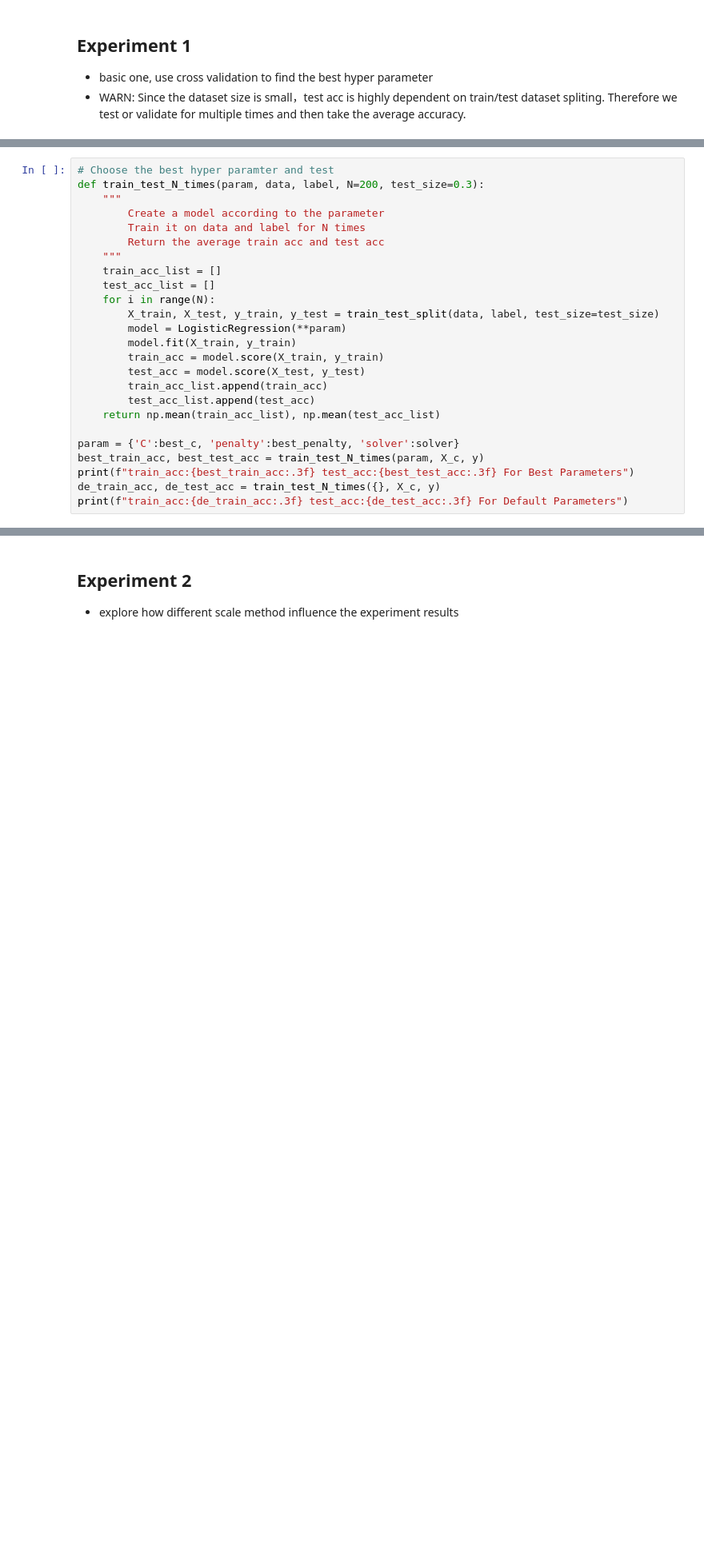
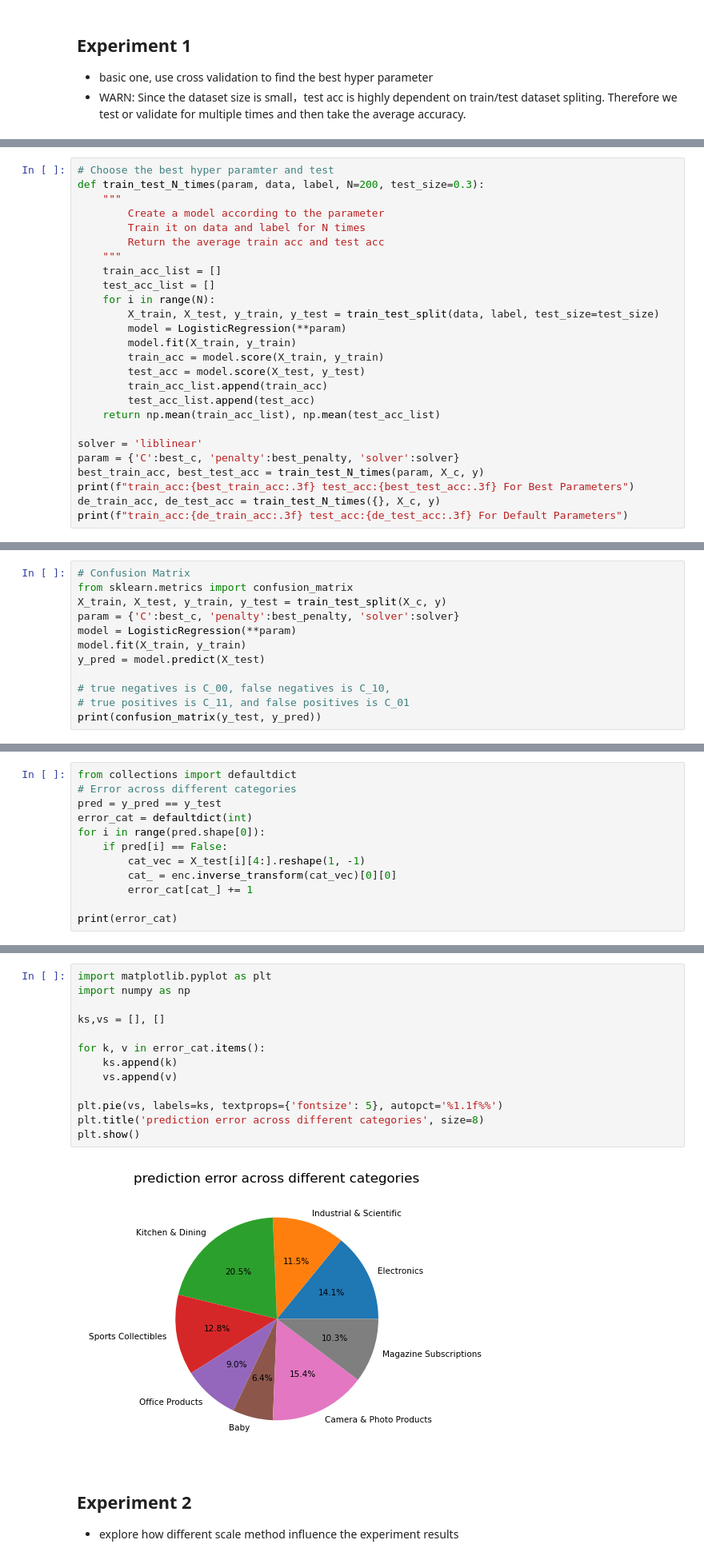
Before and after one commit to jiahaoliu1891/DATADIGGER, a Jupyter notebook: analysis/ML.ipynb, the cells around one changed output, grey strips where cells are left out. Shown at 80% size. Drawn from its saved outputs; the diff is of its cells as text; blank space fills up the shorter version.

```diff
--- a/analysis/ML.ipynb
+++ b/analysis/ML.ipynb
@@ -348,6 +338,7 @@ def train_test_N_times(param, data, label, N=200, test_size=0.3):
         test_acc_list.append(test_acc)
     return np.mean(train_acc_list), np.mean(test_acc_list)
 
+solver = 'liblinear'
 param = {'C':best_c, 'penalty':best_penalty, 'solver':solver}
 best_train_acc, best_test_acc = train_test_N_times(param, X_c, y)
 print(f"train_acc:{best_train_acc:.3f} test_acc:{best_test_acc:.3f} For Best Parameters")
@@ -357,0 +350,12 @@ NameError: name 'solver' is not defined
+# %%
+# Confusion Matrix
+from sklearn.metrics import confusion_matrix
+X_train, X_test, y_train, y_test = train_test_split(X_c, y)
+param = {'C':best_c, 'penalty':best_penalty, 'solver':solver}
+model = LogisticRegression(**param)
+model.fit(X_train, y_train)
+y_pred = model.predict(X_test)
+
+# true negatives is C_00, false negatives is C_10,
+# true positives is C_11, and false positives is C_01
+print(confusion_matrix(y_test, y_pred))
@@ -357,0 +365,12 @@ NameError: name 'solver' is not defined
+# %%
+from collections import defaultdict
+# Error across different categories
+pred = y_pred == y_test
+error_cat = defaultdict(int)
+for i in range(pred.shape[0]):
+    if pred[i] == False:
+        cat_vec = X_test[i][4:].reshape(1, -1)
+        cat_ = enc.inverse_transform(cat_vec)[0][0]
+        error_cat[cat_] += 1
+
+print(error_cat)
@@ -358,3 +379,18 @@ NameError: name 'solver' is not defined
+# %%
+import matplotlib.pyplot as plt
+import numpy as np
+
+ks,vs = [], []
+
+for k, v in error_cat.items():
+    ks.append(k)
+    vs.append(v)
+
+plt.pie(vs, labels=ks, textprops={'fontsize': 5}, autopct='%1.1f%%')
+plt.title('prediction error across different categories', size=8)
+plt.show()
+# %% [output]
+[figure, added]
 # %% [markdown]
 ## Experiment 2
 - explore how different scale method influence the experiment results
```
Also changed, not shown: parts of 6 cells of this notebook, 1 other file.
